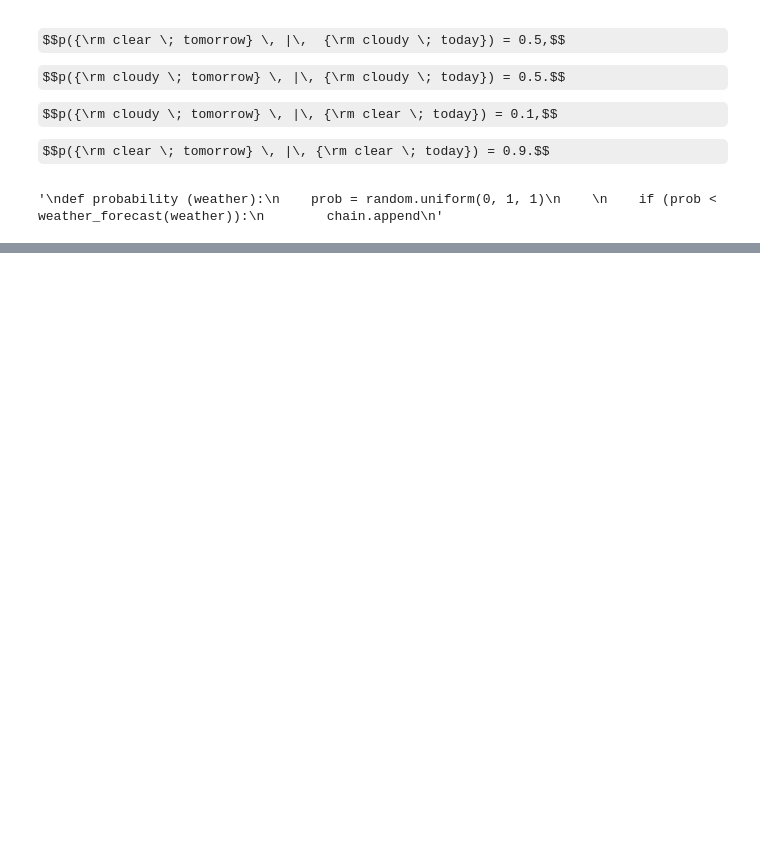
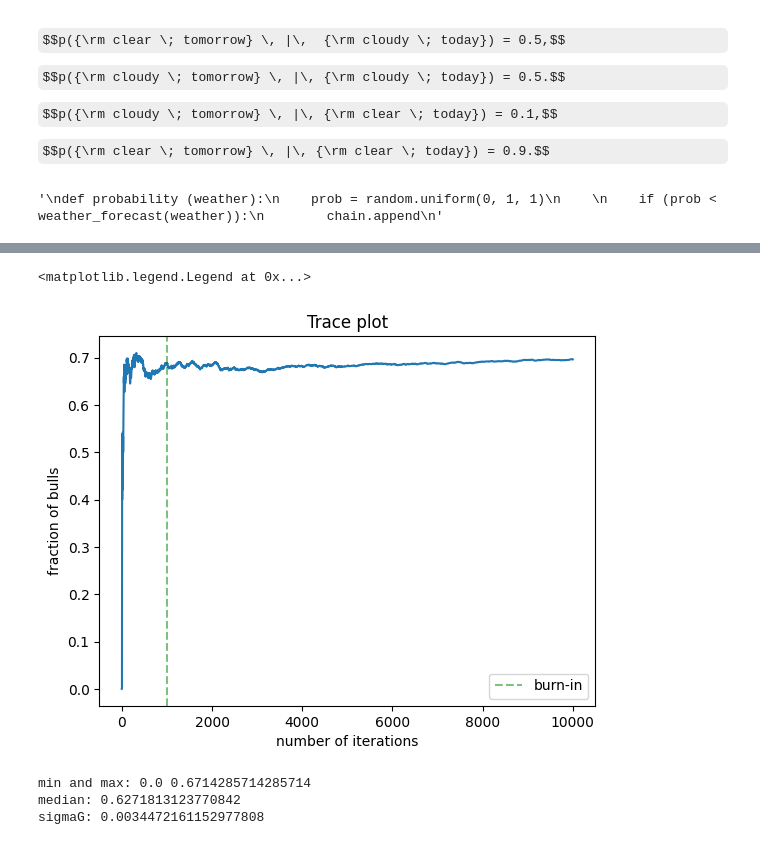
Before and after one commit to malvibellotti/astrostatistics_bicocca_2024, a Jupyter notebook: working/lecture_10_telescope_observation.ipynb, the cells around one changed output, grey strips where cells are left out. Saved outputs shown, nothing was run; the diff lists cells and outputs as text; code cells hidden in the pictures; some formulas as TeX source; blank space fills up the shorter version.

```diff
--- a/working/lecture_10_telescope_observation.ipynb
+++ b/working/lecture_10_telescope_observation.ipynb
@@ -161,0 +175,5 @@ plt.xlim(0.6, 0.725)
+# %%
+bull = 2
+bear = 1
+stagnant = 0
+N = 10**4
@@ -161,0 +195,47 @@ plt.xlim(0.6, 0.725)
+# %%
+market_current = cloudy
+posterior = [market_current]
+fraction_bull = []
+n_bulls = 0
+for i in range(N):
+    market_proposal = np.random.choice([0,1, 2])
+
+
+    prob_current = market_forecast(market_current)
+    prob_proposal = market_forecast(market_proposal)
+
+
+    p_accept = prob_proposal / prob_current
+
+
+    accept = np.random.rand() < p_accept
+    if accept:
+        market_current = market_proposal
+
+
+    posterior.append(market_current)
+
+    if (market_current == bull):
+        n_bulls = n_bulls + 1
+
+    fraction_bull.append(n_bulls / len(posterior))
+# %%
+x_grid = np.linspace(0, N, N)
+plt.plot(x_grid, fraction_bull )
+plt.xlabel('number of iterations')
+plt.ylabel('fraction of bulls')
+plt.title('Trace plot')
+burn_in = 1000
+plt.axvline(burn_in, color = 'green', linestyle = '--', label = 'burn-in', alpha = 0.5)
+plt.legend()
+# %% [output]
+<matplotlib.legend.Legend at 0x...>
+[figure, added]
+# %%
+print("min and max:", min(fraction_bull),max(fraction_bull))
+print("median:", np.median(fraction_bull))
+print("sigmaG:", astroMLstats.sigmaG(fraction_bull))
+# %% [output]
+min and max: 0.0 0.6714285714285714
+median: 0.6271813123770842
+sigmaG: 0.0034472161152977808
```
Also changed, not shown: parts of 15 cells of this notebook.
